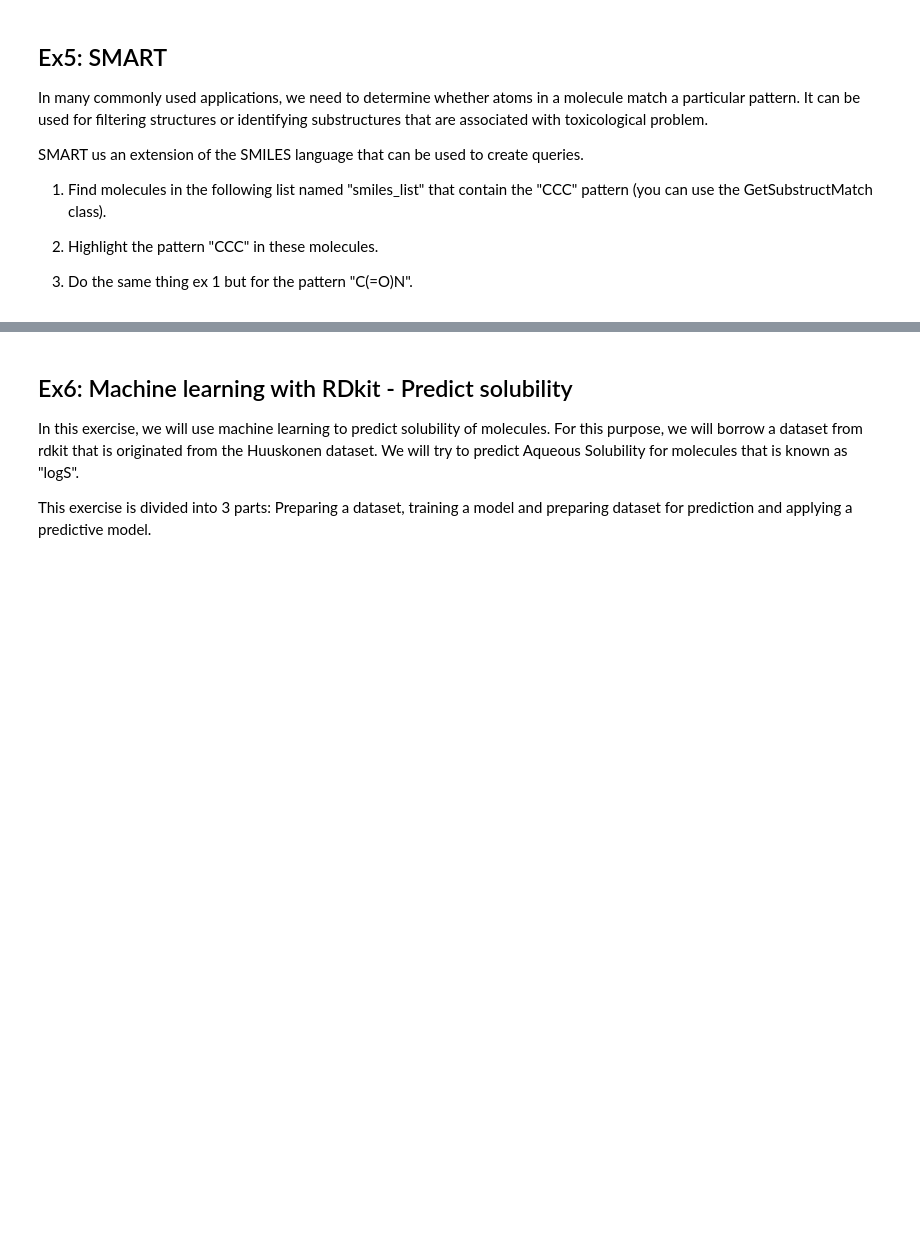
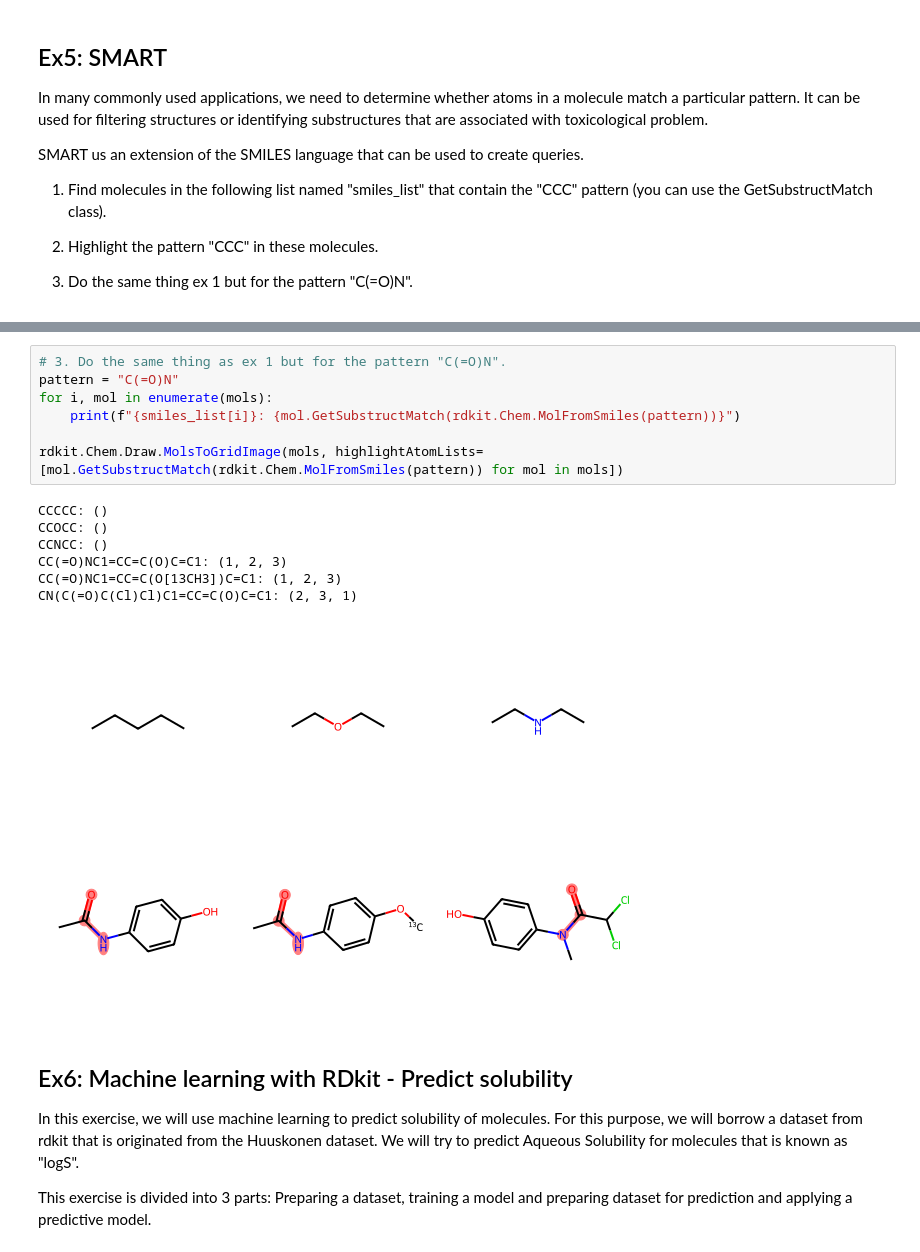
Before and after one commit to Coartix/ML-BIO, a Jupyter notebook: 2.ML_Molecules/ 1.molecules_representations_etudiants.ipynb, the cells around one changed output, grey strips where cells are left out. Cells and saved outputs as stored; diff of their text form; blank space fills up the shorter version.

```diff
--- a/2.ML_Molecules/ 1.molecules_representations_etudiants.ipynb
+++ b/2.ML_Molecules/ 1.molecules_representations_etudiants.ipynb
@@ -209,3 +248,18 @@ smiles_list = ["CCCCC","CCOCC","CCNCC","CC(=O)NC1=CC=C(O)C=C1", "CC(=O)NC1=CC=C(
+# %%
+# 3. Do the same thing as ex 1 but for the pattern "C(=O)N".
+pattern = "C(=O)N"
+for i, mol in enumerate(mols):
+    print(f"{smiles_list[i]}: {mol.GetSubstructMatch(rdkit.Chem.MolFromSmiles(pattern))}")
+
+rdkit.Chem.Draw.MolsToGridImage(mols, highlightAtomLists=[mol.GetSubstructMatch(rdkit.Chem.MolFromSmiles(pattern)) for mol in mols])
+# %% [output]
+CCCCC: ()
+CCOCC: ()
+CCNCC: ()
+CC(=O)NC1=CC=C(O)C=C1: (1, 2, 3)
+CC(=O)NC1=CC=C(O[13CH3])C=C1: (1, 2, 3)
+CN(C(=O)C(Cl)Cl)C1=CC=C(O)C=C1: (2, 3, 1)
+[figure, added]
 # %% [markdown]
 ## Ex6: Machine learning with RDkit - Predict solubility
 
```
Also changed, not shown: parts of 20 cells of this notebook, 1 other file.
